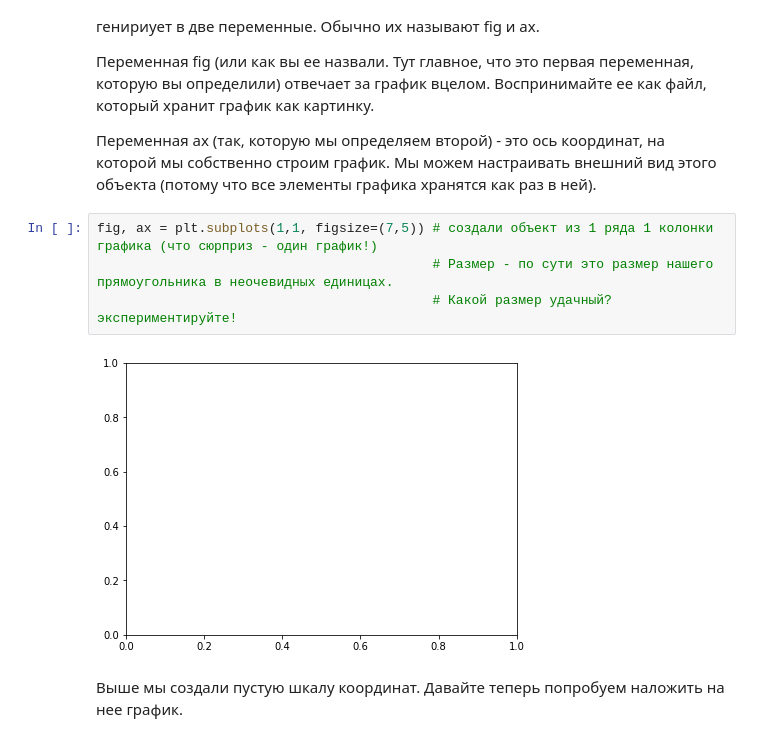
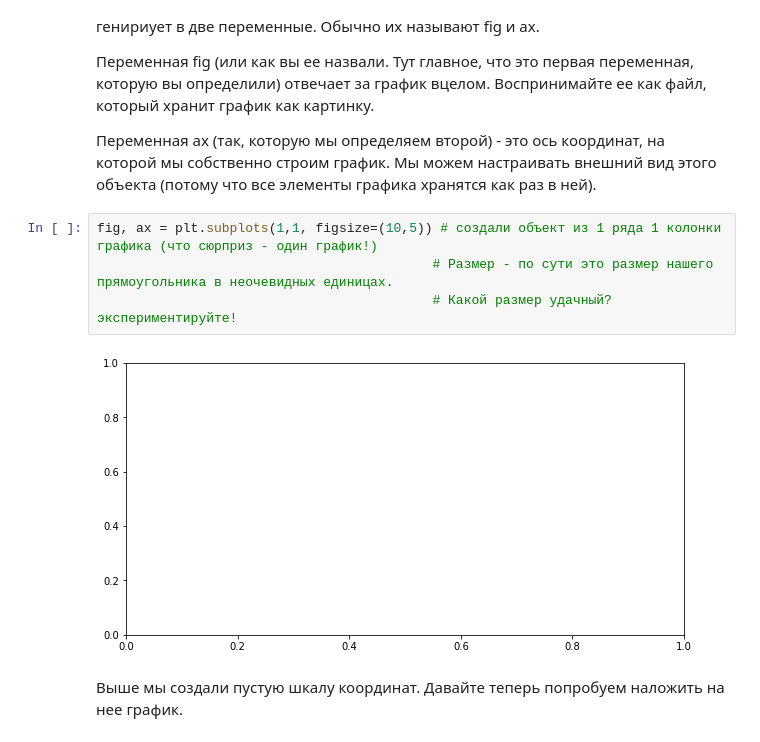
Before and after one commit to roctbb/pydat21, a Jupyter notebook: lesson_16/2020_DPO_16_1_Viz.ipynb, the cells around one changed output. Drawn from its saved outputs; the diff is of its cells as text.

```diff
--- a/lesson_16/2020_DPO_16_1_Viz.ipynb
+++ b/lesson_16/2020_DPO_16_1_Viz.ipynb
@@ -69,11 +74,11 @@ plt.bar(forest.year, forest.hare)
 
 Переменная ax (так, которую мы определяем второй) - это ось координат, на которой мы собственно строим график. Мы можем настраивать внешний вид этого объекта (потому что все элементы графика хранятся как раз в ней).
 # %%
-fig, ax = plt.subplots(1,1, figsize=(7,5)) # создали объект из 1 ряда 1 колонки графика (что сюрприз - один график!)
+fig, ax = plt.subplots(1,1, figsize=(10,5)) # создали объект из 1 ряда 1 колонки графика (что сюрприз - один график!)
                                            # Размер - по сути это размер нашего прямоугольника в неочевидных единицах.
                                            # Какой размер удачный? экспериментируйте!
 # %% [output]
-[figure, old version]
+[figure, new version]
 # %% [markdown]
 Выше мы создали пустую шкалу координат. Давайте теперь попробуем наложить на нее график.
 # %%
```
Also changed, not shown: parts of 10 cells of this notebook, 18 other files.
